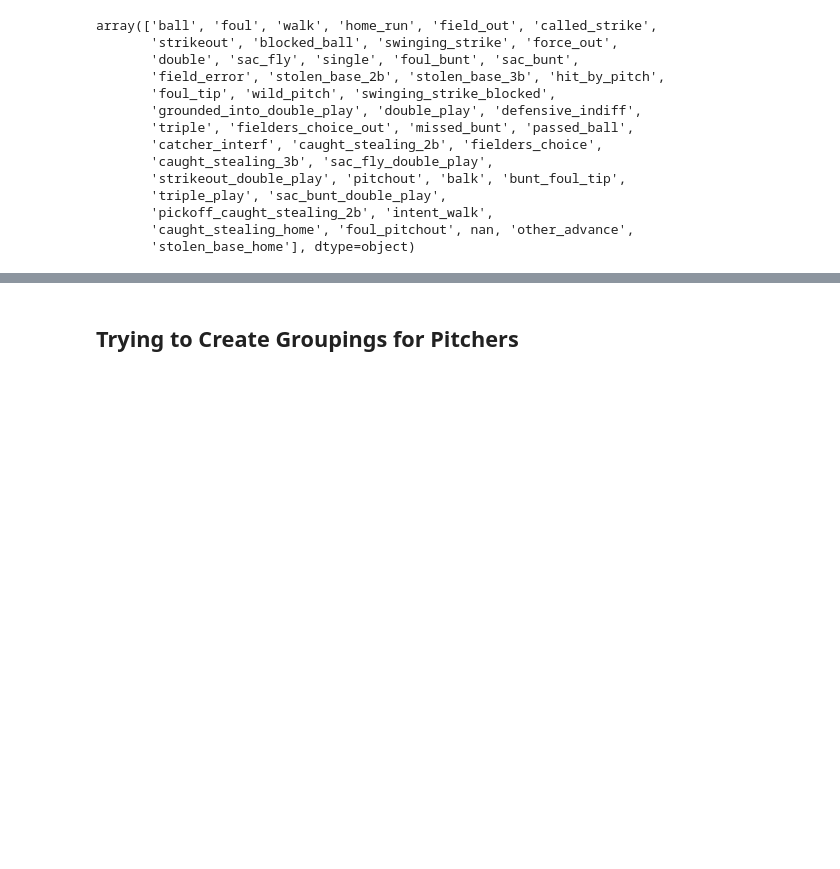
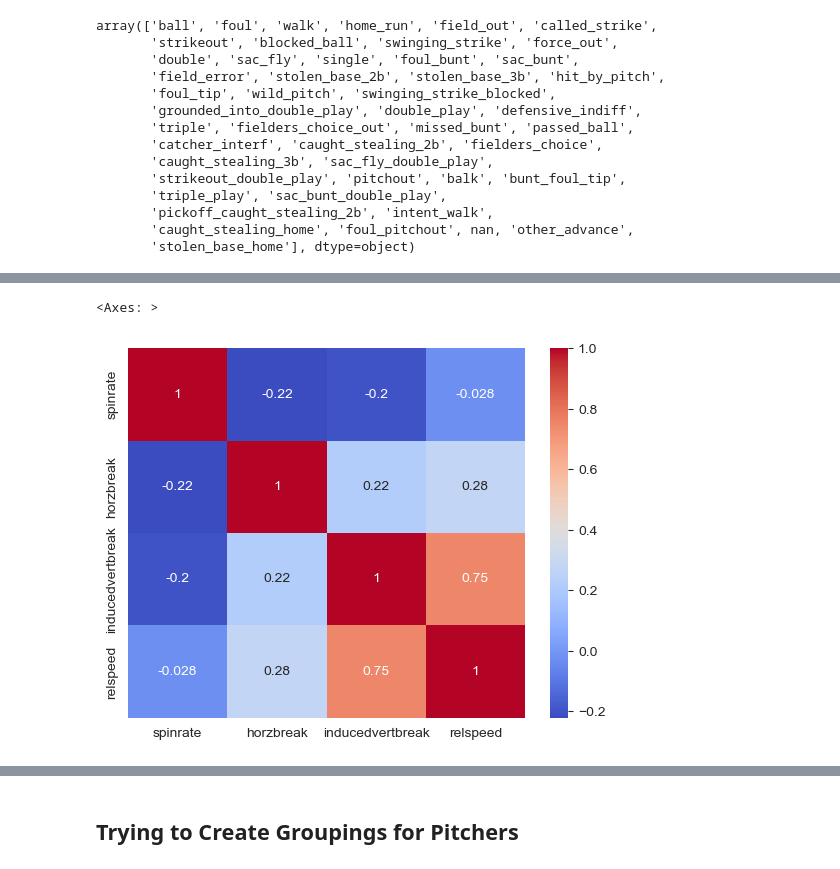
Before and after one commit to NathanG1en/baseball-research, a Jupyter notebook: Groupings.ipynb, the cells around one changed output, grey strips where cells are left out. Cells and saved outputs as stored; diff of their text form; code cells hidden in the pictures; blank space fills up the shorter version.

```diff
--- a/Groupings.ipynb
+++ b/Groupings.ipynb
@@ -48,0 +154,4 @@ array(['ball', 'foul', 'walk', 'home_run', 'field_out', 'called_strike',
+# %%
+only_outs_df = high_pressure_df[high_pressure_df['outcome'] != 'Other']
+
+high_pressure_df.head()
@@ -48,0 +179,7 @@ array(['ball', 'foul', 'walk', 'home_run', 'field_out', 'called_strike',
+# %%
+# corr_matrix = high_pressure_df[['spinrate', 'horzbreak', 'inducedvertbreak', 'relspeed']].corr()
+corr_matrix = only_outs_df[['spinrate', 'horzbreak', 'inducedvertbreak', 'relspeed']].corr()
+sns.heatmap(corr_matrix, annot=True, cmap='coolwarm')
+# %% [output]
+<Axes: >
+[figure, added]
```
Also changed, not shown: parts of 23 cells of this notebook.
